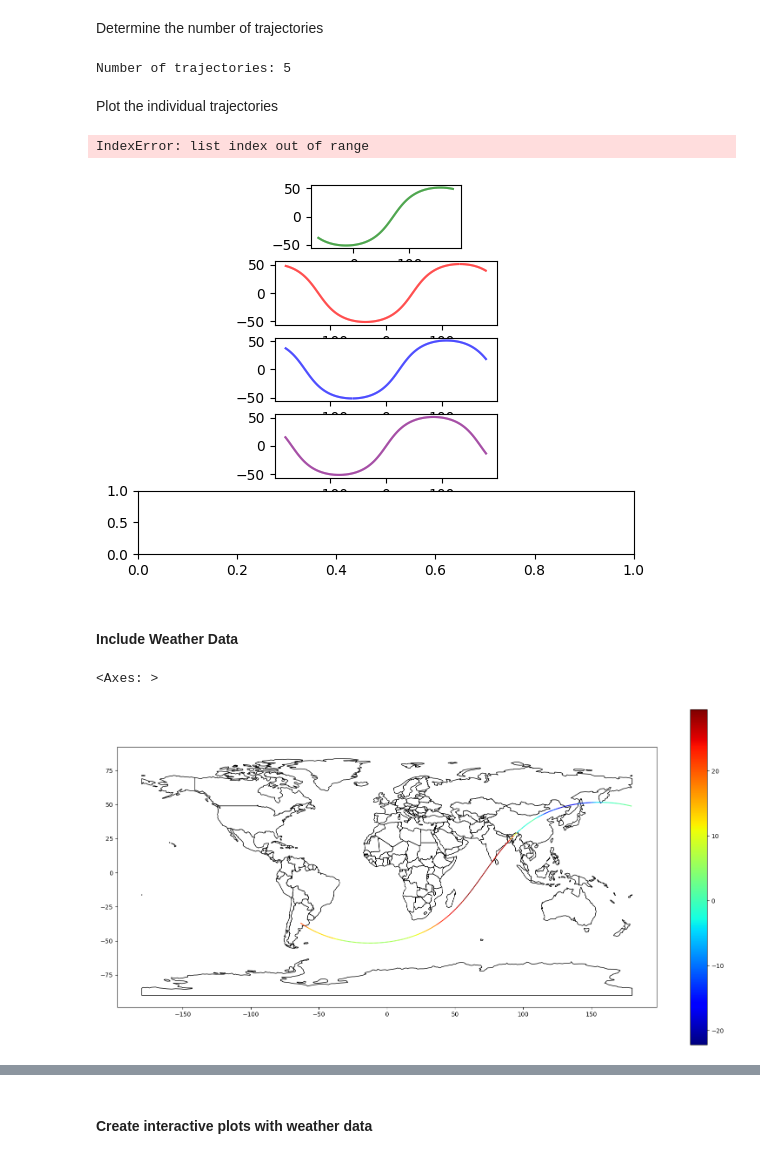
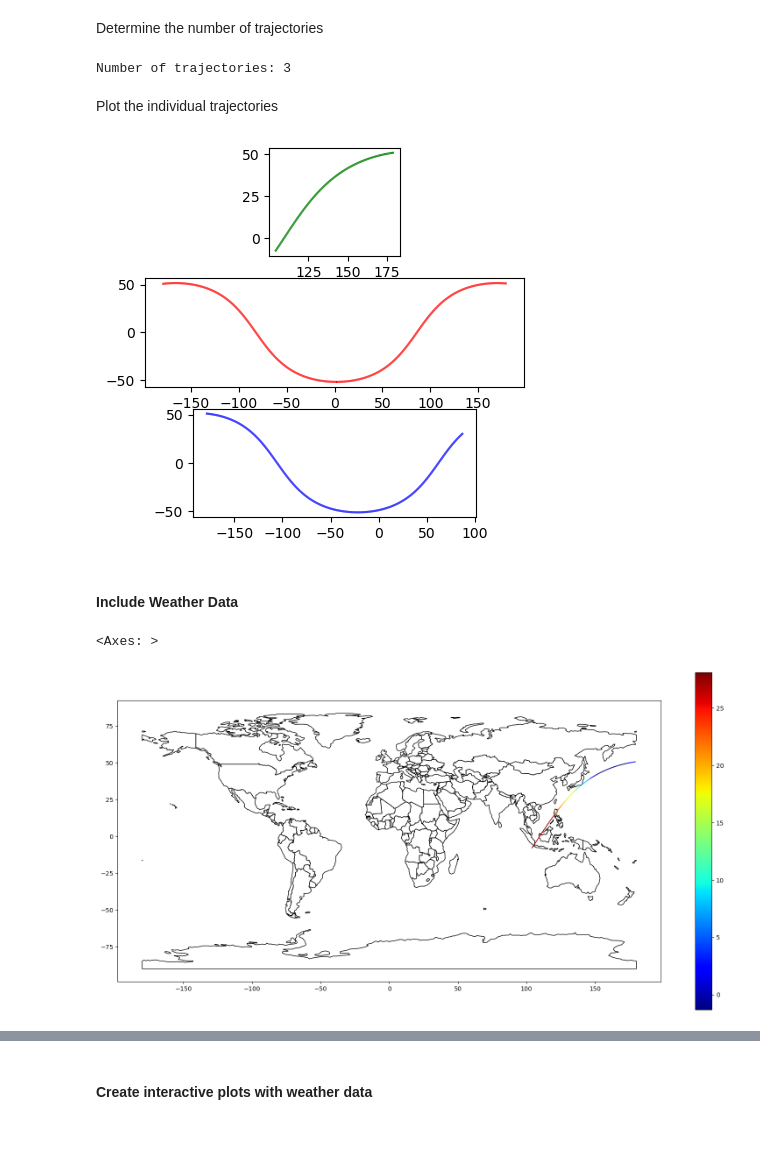
Before and after one commit to cindyy-chen/iss_movement, a Jupyter notebook: manipulating_ISS_data.ipynb, the cells around one changed output, grey strips where cells are left out. Cells and saved outputs as stored; diff of their text form; code cells hidden in the pictures.

```diff
--- a/manipulating_ISS_data.ipynb
+++ b/manipulating_ISS_data.ipynb
@@ -125,5 +87,5 @@ stonesoup  : None
 # %%
-file_name = "https://raw.githubusercontent.com/cindyy-chen/iss_movement/main/iss_timeseries_trajectories_20240303_104539.csv"
+file_name = "iss_timeseries_trajectories_20240211_165733.csv"
 # %%
 df = pd.read_csv(file_name)
 # %%
@@ -171,7 +133,7 @@ df['t'] = pd.to_datetime(df['t'], format='%Y-%m-%d %H:%M:%S')
 # %% [markdown]
 Make the `t` column as index
 # %%
-df.set_index('t', inplace=True)
+#df.set_index('t', inplace=True)
 # %%
 df.head(4)
 # %% [output]
@@ -260,0 +238,2 @@ iss_gdf
+# %%
+gdf_world = gpd.read_file(gpd.datasets.get_path("naturalearth_lowres"))
@@ -348,7 +370,7 @@ Determine the number of trajectories
 num_trajs = len(iss_trajc.trajectories)
 print(f"Number of trajectories: {num_trajs}")
 # %% [output]
-Number of trajectories: 5
+Number of trajectories: 3
 # %% [markdown]
 Plot the individual trajectories
 # %%
@@ -357,16 +379,15 @@ fig, ax = plt.subplots(num_trajs, 1)
 for i in range(num_trajs):
     iss_trajc.trajectories[i].plot(ax=ax[i], color=colors[i])
 # %% [output]
-IndexError: list index out of range
-[figure, old version]
+[figure, new version]
 # %% [markdown]
 #### Include Weather Data
 # %%
 fig, ax = plt.subplots(1, figsize=(20,10))
-base = world.plot(ax=ax, color='white', edgecolor='black',)
+base = gdf_world.plot(ax=ax, color='white', edgecolor='black',)
 iss_trajc.trajectories[0].plot(ax=base, legend="true", column="temperature", cmap='jet')
 # %% [output]
 <Axes: >
-[figure, old version]
+[figure, new version]
 # %%
 fig, ax = plt.subplots(1, figsize=(20,10))
```
Also changed, not shown: parts of 55 cells of this notebook.
